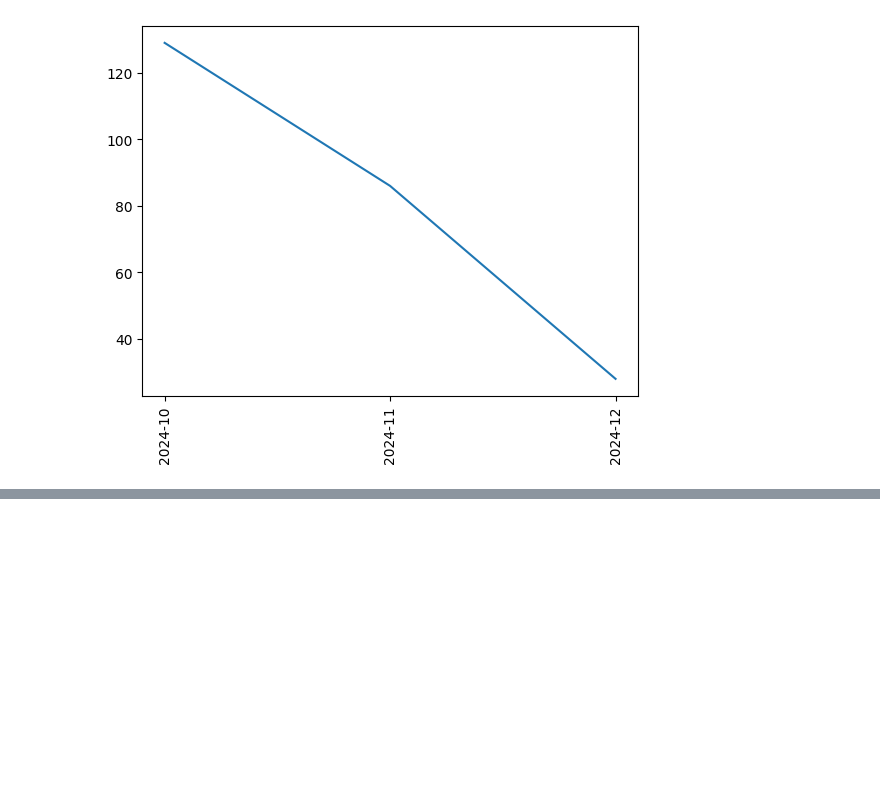
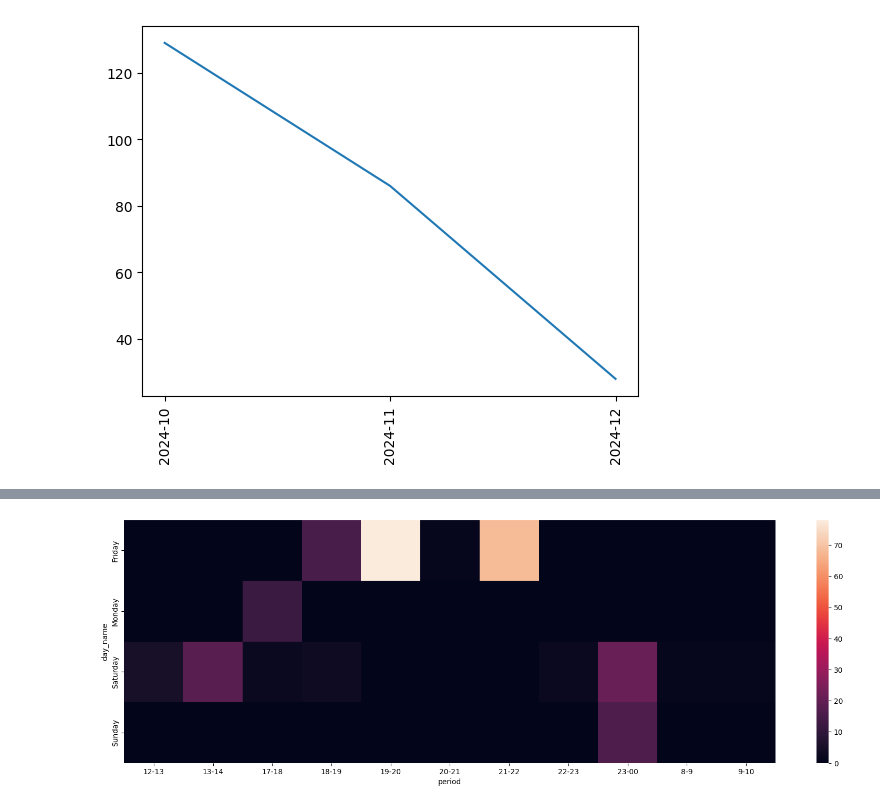
Before and after one commit to kuzum09/ConvoAnalytics, a Jupyter notebook: chat.ipynb, the cells around one changed output, grey strips where cells are left out. Cells and saved outputs as stored; diff of their text form; code cells hidden in the pictures; blank space fills up the shorter version.

```diff
--- a/chat.ipynb
+++ b/chat.ipynb
@@ -266,0 +277,2 @@ plt.show()
+# %%
+df['day_name']=df['date'].dt.day_name()
@@ -266,0 +296,13 @@ plt.show()
+# %%
+period = []
+
+# Ensure the DataFrame contains 'hour' as an integer column
+for hour in df['hour']:
+    if hour == 23:
+        period.append(f"{hour}-00")
+    elif hour == 0:
+        period.append("00-1")
+    else:
+        period.append(f"{hour}-{hour+1}")
+# %%
+df['period']=period
@@ -266,0 +342,8 @@ plt.show()
+# %%
+import seaborn as sns
+plt.figure(figsize=(20,6))
+sns.heatmap(df.pivot_table(index='day_name', columns='period', values='message', aggfunc='count').fillna(0))
+plt.xticks(rotation="horizontal")
+plt.show()
+# %% [output]
+[figure, added]
```
Also changed, not shown: parts of 7 cells of this notebook, 4 other files.
